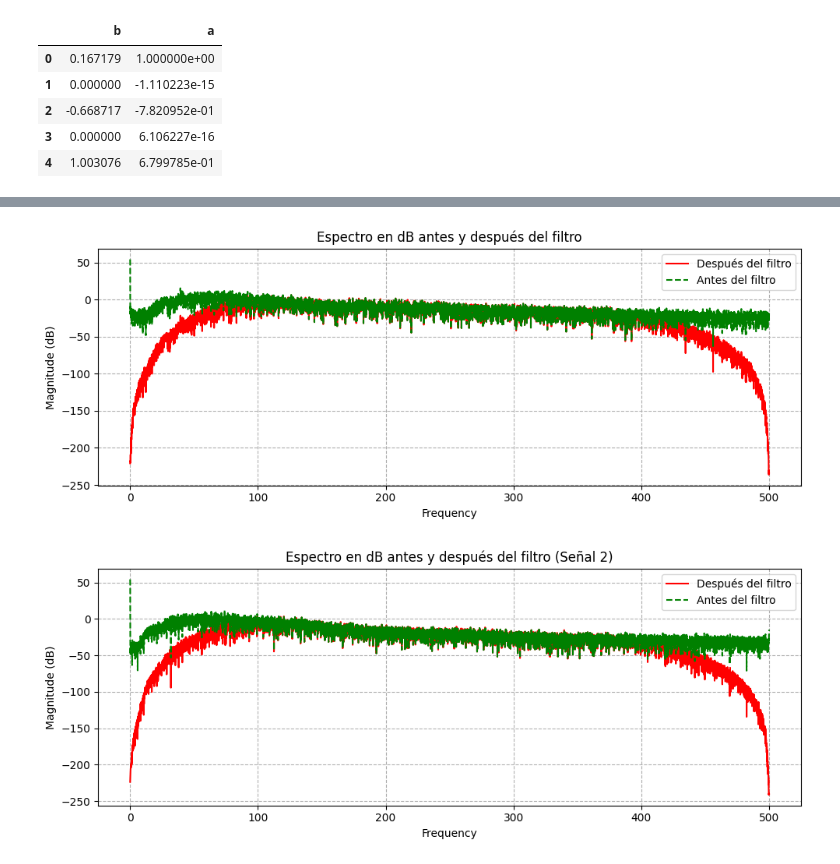
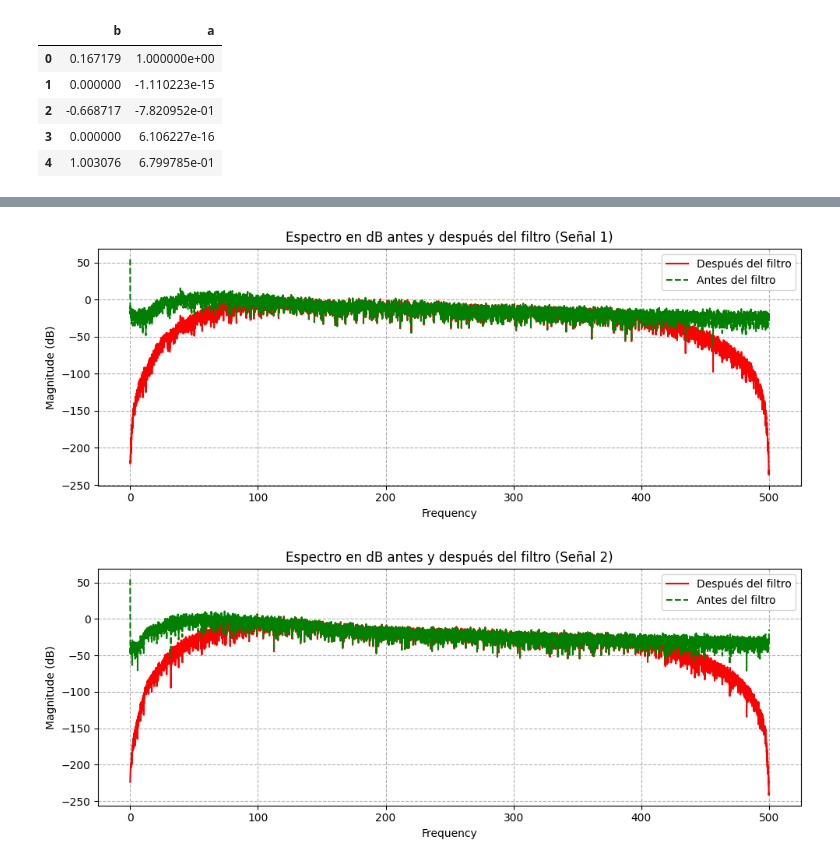
Before and after one commit to PamelaVilchez/GRUPO-08-ISB-2025-II, a Jupyter notebook: Laboratorios/Laboratorio 6 - Filtros/EMG_1.ipynb, the cells around one changed output, grey strips where cells are left out. Saved outputs shown, nothing was run; the diff lists cells and outputs as text; code cells hidden in the pictures.

```diff
--- a/Laboratorios/Laboratorio 6 - Filtros/EMG_1.ipynb
+++ b/Laboratorios/Laboratorio 6 - Filtros/EMG_1.ipynb
@@ -106,19 +106,19 @@ plt.show()
 # %%
 #Señal 1 en dB
 y1 = lfilter(b, a, emg_signal)
 
 # Espectros en dB
 plt.figure(figsize=(10,4))
 plt.magnitude_spectrum(y1, Fs=1000, scale='dB', color="red", label="Después del filtro")
 plt.magnitude_spectrum(emg_signal, Fs=1000, scale='dB', color="green", ls="--", label="Antes del filtro")
 
 plt.legend()
 plt.grid(True, ls="--")
-plt.title("Espectro en dB antes y después del filtro")
+plt.title("Espectro en dB antes y después del filtro (Señal 1)")
 plt.tight_layout()
 plt.show()
 # %% [output]
-[figure, old version]
+[figure, new version]
 # %%
 # Señal 2 filtrada
 y2 = lfilter(b, a, emg_signal_2)
```
Also changed, not shown: parts of 2 cells of this notebook.
